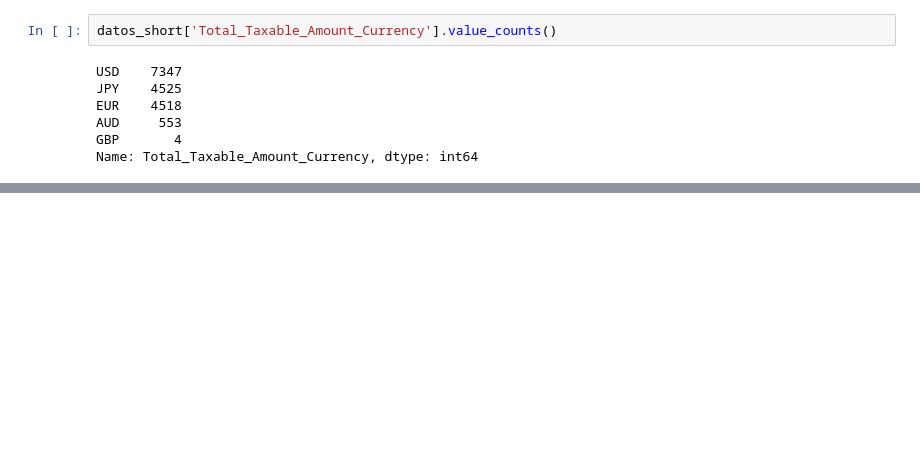
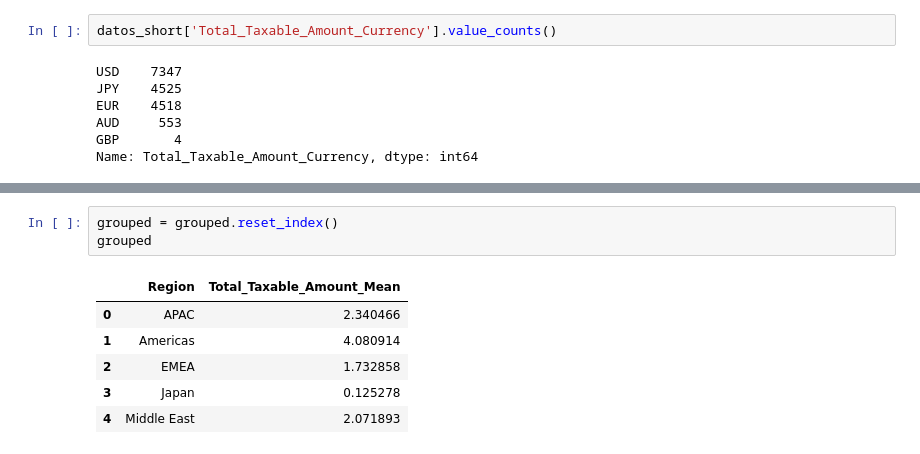
Before and after one commit to RiedelNicolas/75.06-2C2020-TP1, a Jupyter notebook: AnalisisGeografico.ipynb, the cells around one changed output, grey strips where cells are left out. Saved outputs shown, nothing was run; the diff lists cells and outputs as text; blank space fills up the shorter version.

```diff
--- a/AnalisisGeografico.ipynb
+++ b/AnalisisGeografico.ipynb
@@ -447,0 +478,10 @@ datos_short.groupby('Region').mean()
+# %%
+grouped = grouped.reset_index()
+grouped
+# %% [output]
+|  | Region | Total_Taxable_Amount_Mean |
+| 0 | APAC | 2.340466 |
+| 1 | Americas | 4.080914 |
+| 2 | EMEA | 1.732858 |
+| 3 | Japan | 0.125278 |
+| 4 | Middle East | 2.071893 |
```
Also changed, not shown: parts of 11 cells of this notebook.
